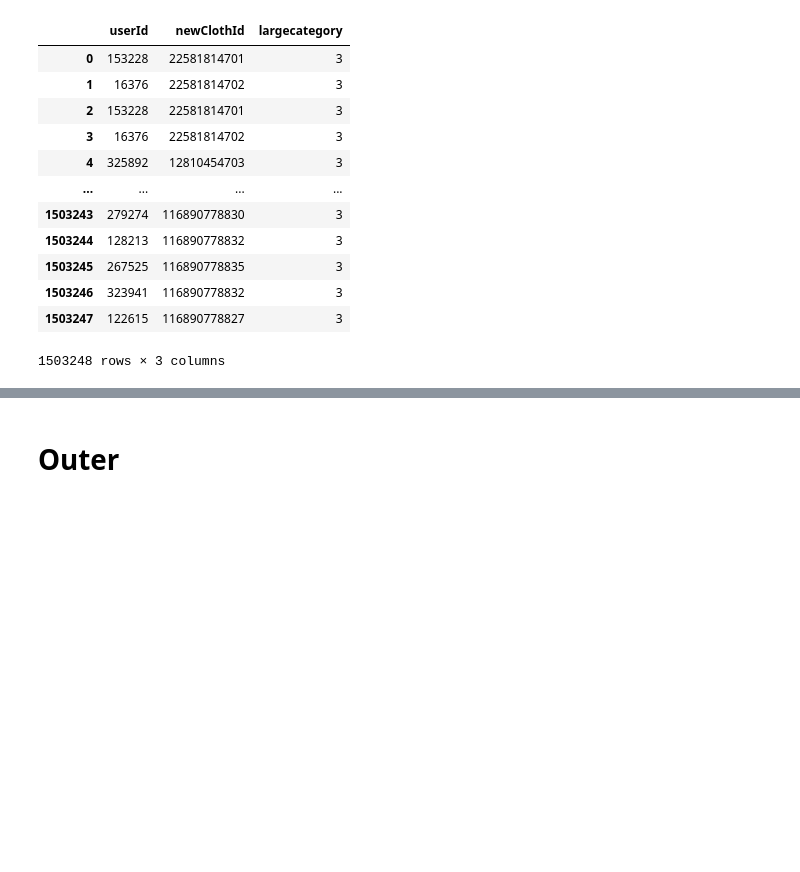
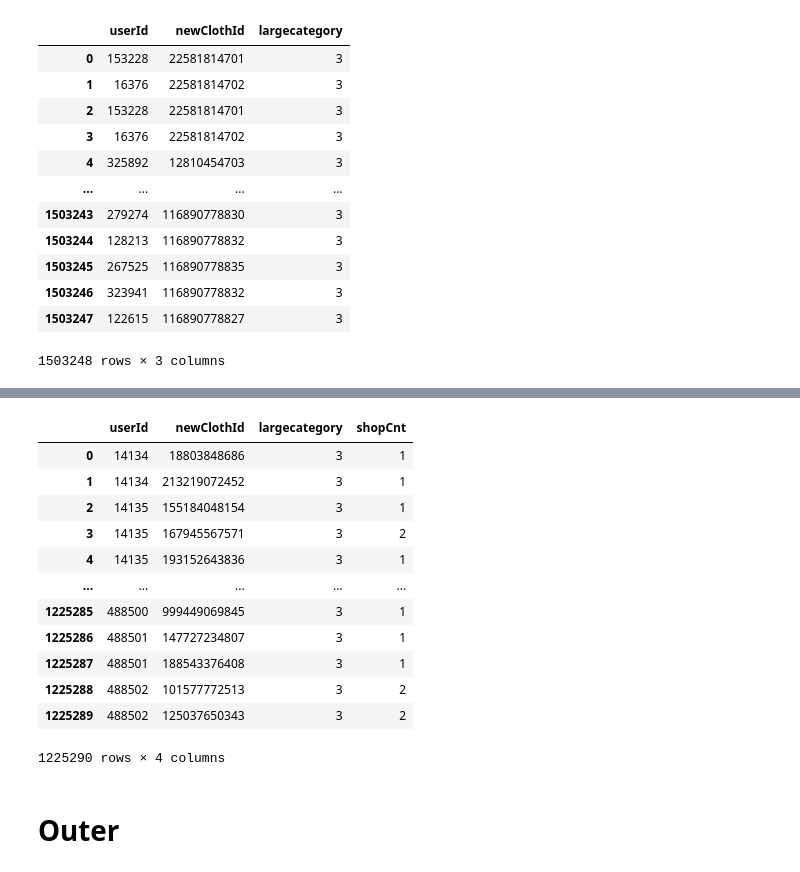
Before and after one commit to yoonjung1205/SSAFit, a Jupyter notebook: data/DataCrawling/Data/User/Review to User.ipynb, the cells around one changed output, grey strips where cells are left out. Saved outputs shown, nothing was run; the diff lists cells and outputs as text; code cells hidden in the pictures; blank space fills up the shorter version.

```diff
--- a/data/DataCrawling/Data/User/Review to User.ipynb
+++ b/data/DataCrawling/Data/User/Review to User.ipynb
@@ -688,3 +800,8 @@ transaction_pants
 | 1503246 | 323941 | 116890778832 | 3 |
 | 1503247 | 122615 | 116890778827 | 3 |
 1503248 rows × 3 columns
+# %%
+b = transaction_pants.drop_duplicates(subset=['userId', 'newClothId']).reset_index(drop=True)
+b = b.sort_values(['userId', 'newClothId'])
+b.index = range(len(b))
+b
@@ -690,0 +822,6 @@ transaction_pants
+# %%
+a = transaction_pants.groupby(['userId', 'newClothId']).count()
+a = a.sort_values(['userId', 'newClothId'])
+a.columns = ['shopCnt']
+a.index = range(len(a))
+a
@@ -691,3 +842,20 @@ transaction_pants
+# %%
+transaction_pants = pd.concat([b, a], axis=1)
+transaction_pants
+# %% [output]
+|  | userId | newClothId | largecategory | shopCnt |
+| 0 | 14134 | 18803848686 | 3 | 1 |
+| 1 | 14134 | 213219072452 | 3 | 1 |
+| 2 | 14135 | 155184048154 | 3 | 1 |
+| 3 | 14135 | 167945567571 | 3 | 2 |
+| 4 | 14135 | 193152643836 | 3 | 1 |
+| ... | ... | ... | ... | ... |
+| 1225285 | 488500 | 999449069845 | 3 | 1 |
+| 1225286 | 488501 | 147727234807 | 3 | 1 |
+| 1225287 | 488501 | 188543376408 | 3 | 1 |
+| 1225288 | 488502 | 101577772513 | 3 | 2 |
+| 1225289 | 488502 | 125037650343 | 3 | 2 |
+1225290 rows × 4 columns
 # %%
 transaction_pants.to_json('transaction_pants.json', orient='records', force_ascii=False)
 # %% [markdown]
```
Also changed, not shown: parts of 23 cells of this notebook, 2 other files.
